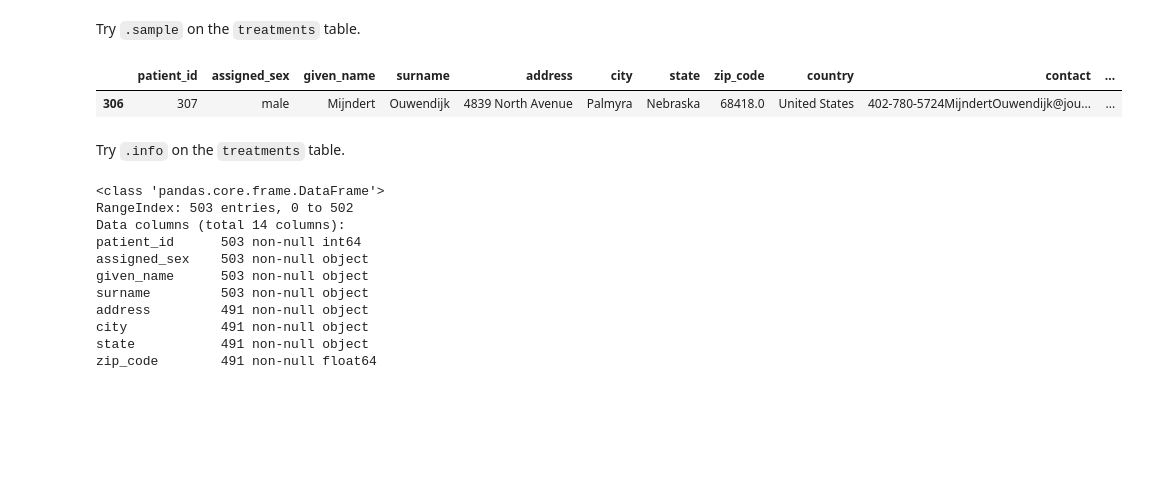
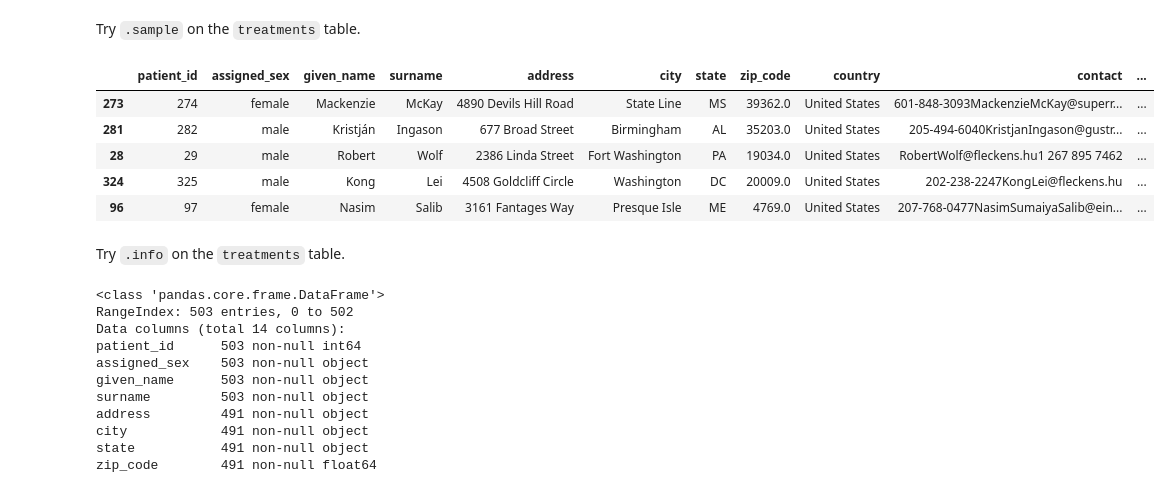
Before and after one commit to jmlam/Ud-Data-Wrangle, a Jupyter notebook: Oral_Insulin/assessing.ipynb, the cells around one changed output. Cells and saved outputs as stored; diff of their text form; code cells hidden in the pictures; blank space fills up the shorter version.

```diff
--- a/Oral_Insulin/assessing.ipynb
+++ b/Oral_Insulin/assessing.ipynb
@@ -188,10 +191,14 @@ patients.tail()
 # %% [markdown]
 Try `.sample` on the `treatments` table.
 # %%
-patients.sample()
+patients.sample(5)
 # %% [output]
 |  | patient_id | assigned_sex | given_name | surname | address | city | state | zip_code | country | contact | ... |
-| 306 | 307 | male | Mijndert | Ouwendijk | 4839 North Avenue | Palmyra | Nebraska | 68418.0 | United States | 402-780-5724MijndertOuwendijk@jou... | ... |
+| 273 | 274 | female | Mackenzie | McKay | 4890 Devils Hill Road | State Line | MS | 39362.0 | United States | 601-848-3093MackenzieMcKay@superr... | ... |
+| 281 | 282 | male | Kristján | Ingason | 677 Broad Street | Birmingham | AL | 35203.0 | United States | 205-494-6040KristjanIngason@gustr... | ... |
+| 28 | 29 | male | Robert | Wolf | 2386 Linda Street | Fort Washington | PA | 19034.0 | United States | RobertWolf@fleckens.hu1 267 895 7462 | ... |
+| 324 | 325 | male | Kong | Lei | 4508 Goldcliff Circle | Washington | DC | 20009.0 | United States | 202-238-2247KongLei@fleckens.hu | ... |
+| 96 | 97 | female | Nasim | Salib | 3161 Fantages Way | Presque Isle | ME | 4769.0 | United States | 207-768-0477NasimSumaiyaSalib@ein... | ... |
 # %% [markdown]
 Try `.info` on the `treatments` table.
 # %%
```
Also changed, not shown: parts of 6 cells of this notebook.
